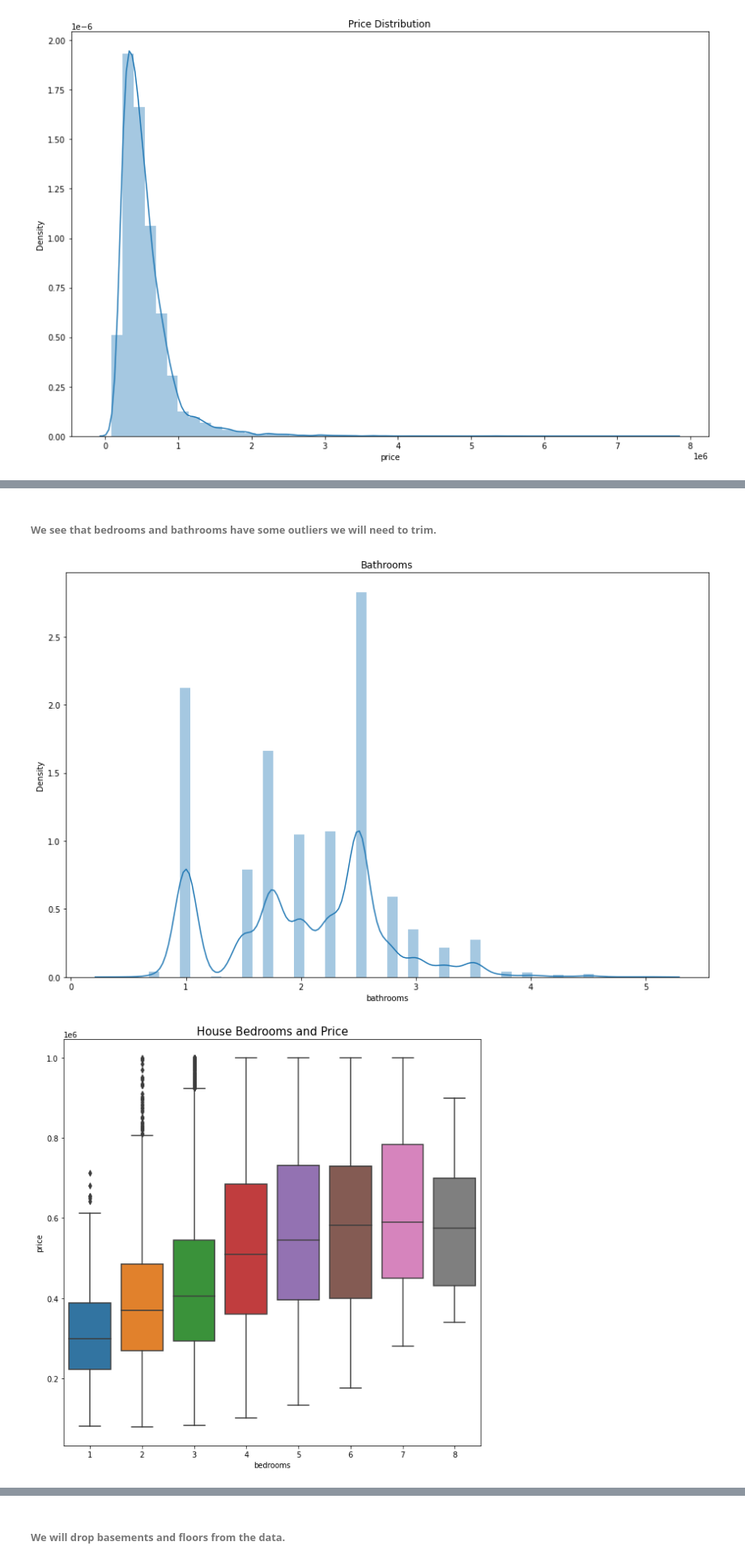
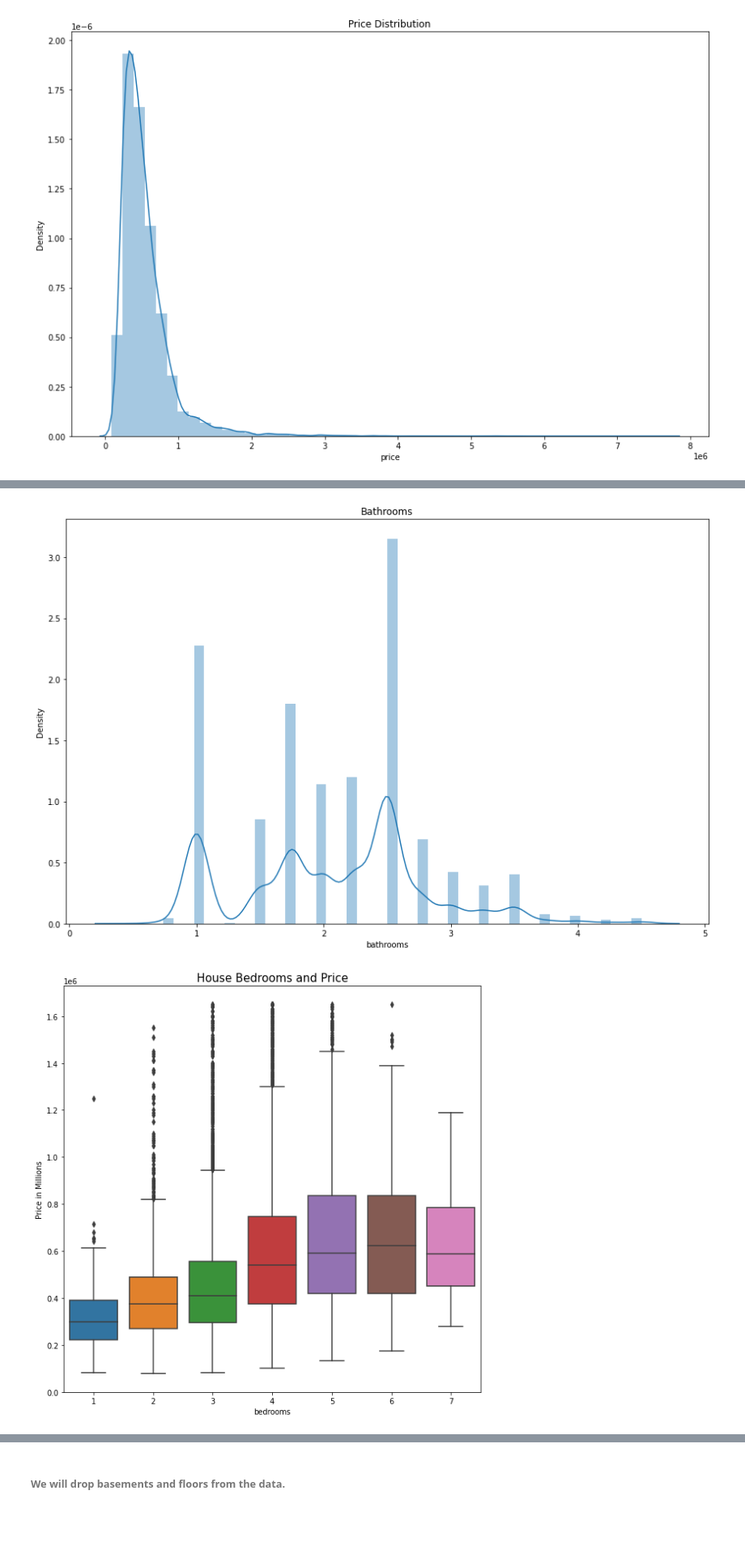
Before and after one commit to learn-co-curriculum/dsc-phase-2-project-v2-3, a Jupyter notebook: student.ipynb, the cells around one changed output, grey strips where cells are left out. Shown at 81% size. Drawn from its saved outputs; the diff is of its cells as text; code cells hidden in the pictures; blank space fills up the shorter version.

```diff
--- a/student.ipynb
+++ b/student.ipynb
@@ -374,5 +358,5 @@ plt.tight_layout()
 # %%
-df = df[df['price'] <= 1000000]
+df = df[df['price'] <= 1650000]
 # %%
 plt.figure(figsize=(12, 8))
 sns.distplot(df.price)
@@ -441,2 +431,3 @@ plt.tight_layout()
 # %%
-df[df['bathrooms'] > 5]
+df = df[df['bedrooms'] <= 7]
+df = df[df['bathrooms'] <= 4.5]
@@ -452,21 +434,17 @@ df[df['bathrooms'] > 5]
-# %% [markdown]
-###### We see that bedrooms and bathrooms have some outliers we will need to trim.
-# %%
-df = df[df['bedrooms'] <= 8]
-df = df[df['bathrooms'] <= 5]
 # %%
 plt.figure(figsize=(12, 8))
 sns.distplot(df.bathrooms)
 plt.title('Bathrooms')
 plt.tight_layout()
 # %% [output]
-[figure, old version]
+[figure, new version]
 # %%
 plt.figure(figsize = (10,10))
 sns.boxplot(df['bedrooms'], df['price'])
+plt.ylabel('Price in Millions')
 plt.title('House Bedrooms and Price', fontsize = 15);
 # %% [output]
-[figure, old version]
+[figure, new version]
 # %%
 plt.figure(figsize = (10,10))
 sns.boxplot(df['bathrooms'], df['price'])
```
Also changed, not shown: parts of 48 cells of this notebook.
